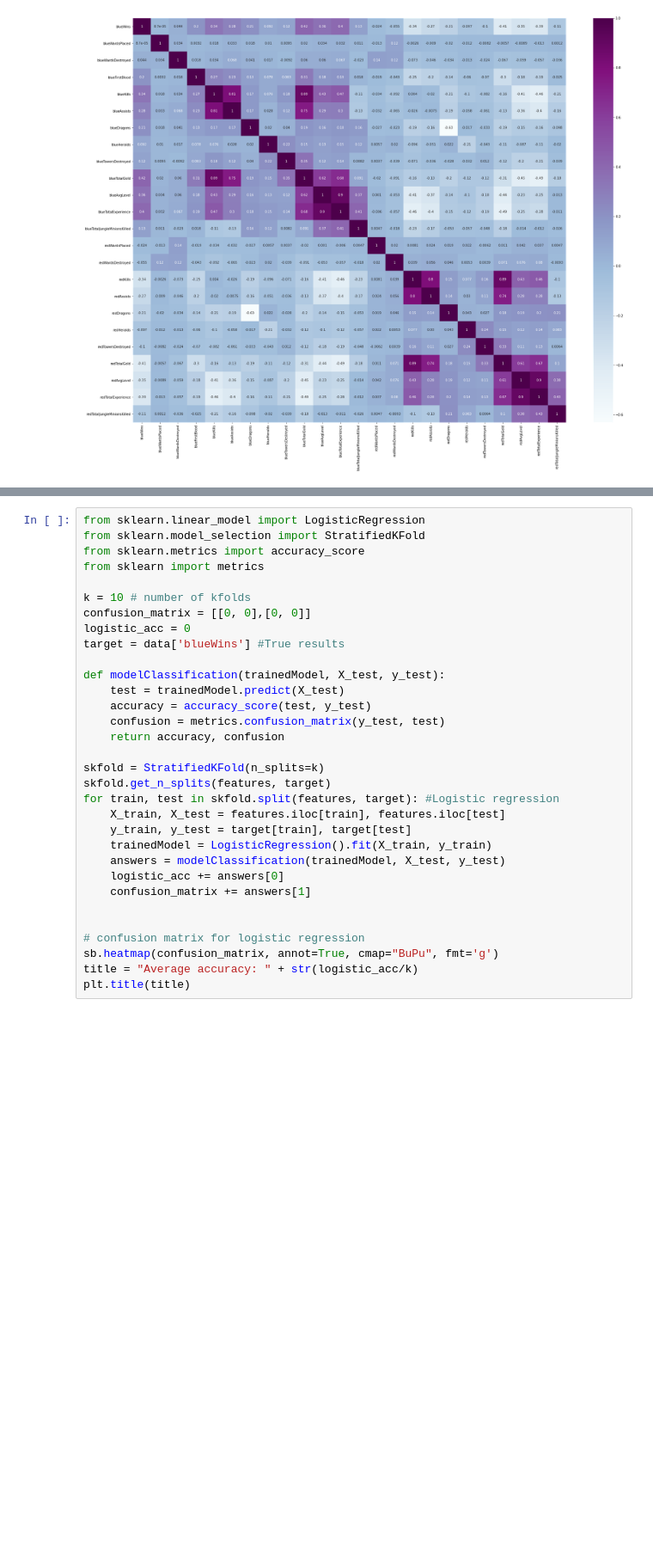
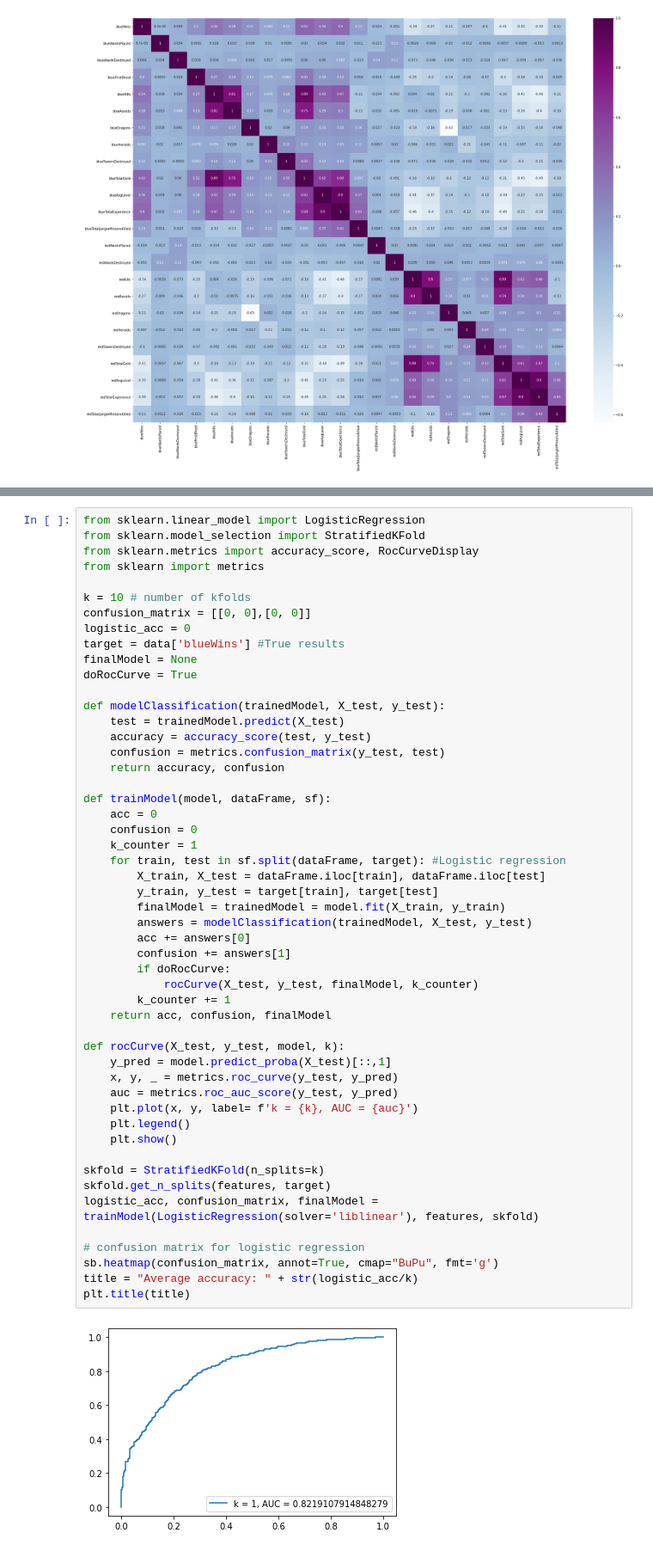
Before and after one commit to ivanbosch/IntroToAI, a Jupyter notebook: src/league.ipynb, the cells around one changed output, grey strips where cells are left out. Shown at 86% size. Cells and saved outputs as stored; diff of their text form; blank space fills up the shorter version.

```diff
--- a/src/league.ipynb
+++ b/src/league.ipynb
@@ -104,33 +103,53 @@ memory usage: 1003.5 KB
 # %%
 from sklearn.linear_model import LogisticRegression
 from sklearn.model_selection import StratifiedKFold
-from sklearn.metrics import accuracy_score
+from sklearn.metrics import accuracy_score, RocCurveDisplay
 from sklearn import metrics
 
 k = 10 # number of kfolds
 confusion_matrix = [[0, 0],[0, 0]]
 logistic_acc = 0
 target = data['blueWins'] #True results
+finalModel = None
+doRocCurve = True
 
 def modelClassification(trainedModel, X_test, y_test):
     test = trainedModel.predict(X_test)
     accuracy = accuracy_score(test, y_test)
     confusion = metrics.confusion_matrix(y_test, test)
     return accuracy, confusion
 
+def trainModel(model, dataFrame, sf):
+    acc = 0
+    confusion = 0
+    k_counter = 1
+    for train, test in sf.split(dataFrame, target): #Logistic regression
+        X_train, X_test = dataFrame.iloc[train], dataFrame.iloc[test]
+        y_train, y_test = target[train], target[test]
+        finalModel = trainedModel = model.fit(X_train, y_train)
+        answers = modelClassification(trainedModel, X_test, y_test)
+        acc += answers[0]
+        confusion += answers[1]
+        if doRocCurve:
+            rocCurve(X_test, y_test, finalModel, k_counter)
+        k_counter += 1
+    return acc, confusion, finalModel
+
+def rocCurve(X_test, y_test, model, k):
+    y_pred = model.predict_proba(X_test)[::,1]
+    x, y, _ = metrics.roc_curve(y_test, y_pred)
+    auc = metrics.roc_auc_score(y_test, y_pred)
+    plt.plot(x, y, label= f'k = {k}, AUC = {auc}')
+    plt.legend()
+    plt.show()
+
 skfold = StratifiedKFold(n_splits=k)
 skfold.get_n_splits(features, target)
-for train, test in skfold.split(features, target): #Logistic regression
-    X_train, X_test = features.iloc[train], features.iloc[test]
-    y_train, y_test = target[train], target[test]
-    trainedModel = LogisticRegression().fit(X_train, y_train)
-    answers = modelClassification(trainedModel, X_test, y_test)
-    logistic_acc += answers[0]
-    confusion_matrix += answers[1]
-
+logistic_acc, confusion_matrix, finalModel = trainModel(LogisticRegression(solver='liblinear'), features, skfold)
 
 # confusion matrix for logistic regression
 sb.heatmap(confusion_matrix, annot=True, cmap="BuPu", fmt='g')
 title = "Average accuracy: " + str(logistic_acc/k)
 plt.title(title)
 # %% [output]
+[figure, new version]
```
Also changed, not shown: parts of 4 cells of this notebook.
